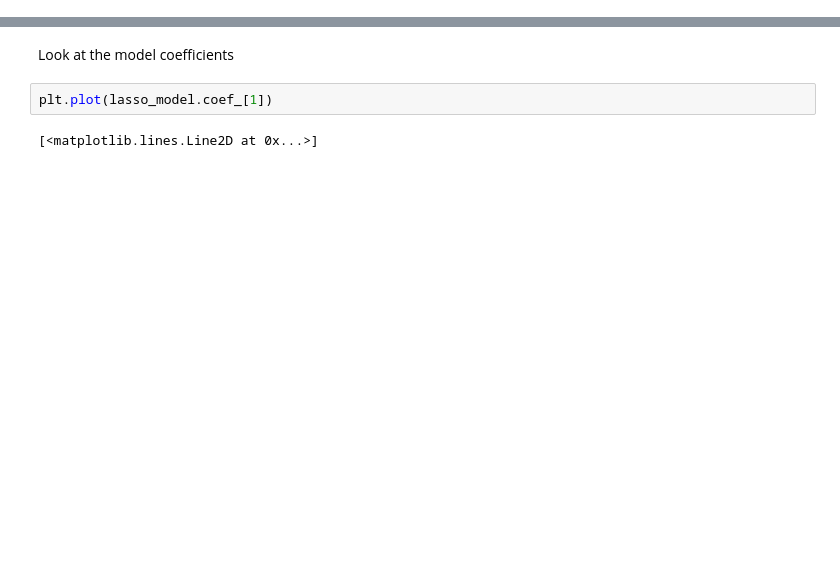
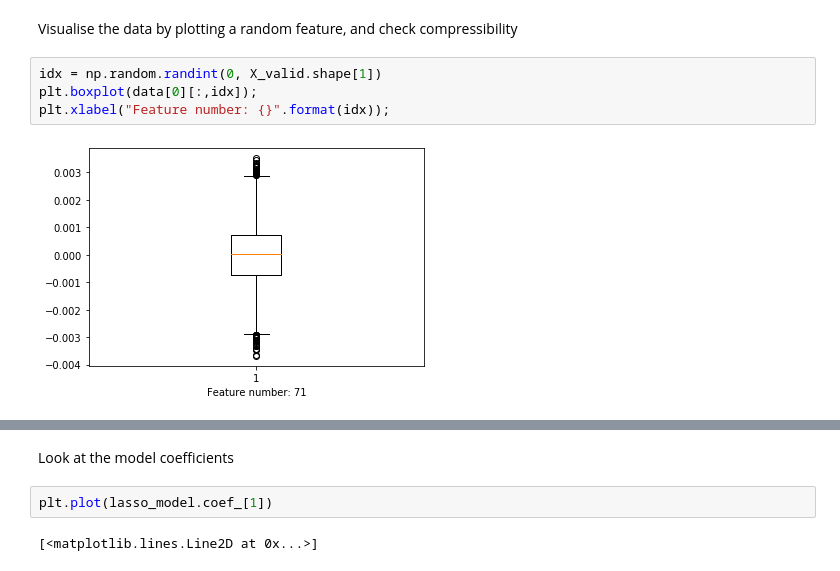
Before and after one commit to notreallyme2/teas, a Jupyter notebook: lasso_baseline.ipynb, the cells around one changed output, grey strips where cells are left out. Saved outputs shown, nothing was run; the diff lists cells and outputs as text; blank space fills up the shorter version.

```diff
--- a/lasso_baseline.ipynb
+++ b/lasso_baseline.ipynb
@@ -52,0 +38,8 @@ train, valid, test = (
+# %% [markdown]
+Visualise the data by plotting a random feature, and check compressibility
+# %%
+idx = np.random.randint(0, X_valid.shape[1])
+plt.boxplot(data[0][:,idx]);
+plt.xlabel("Feature number: {}".format(idx));
+# %% [output]
+[figure, added]
```
Also changed, not shown: parts of 50 cells of this notebook, 1 other file.
